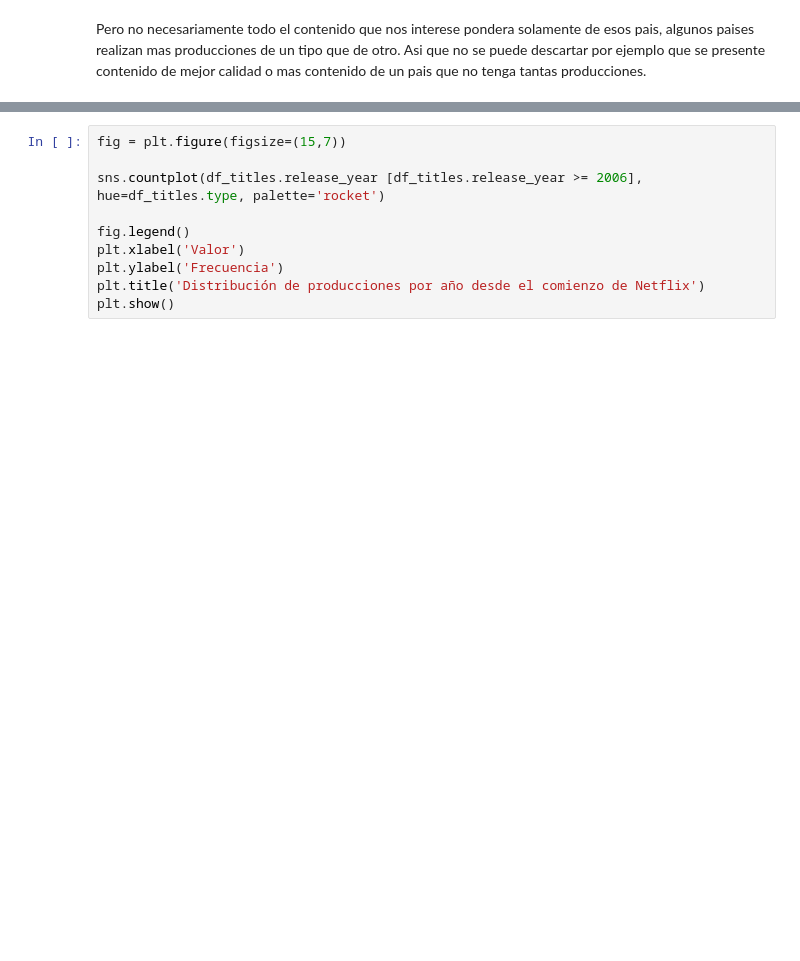
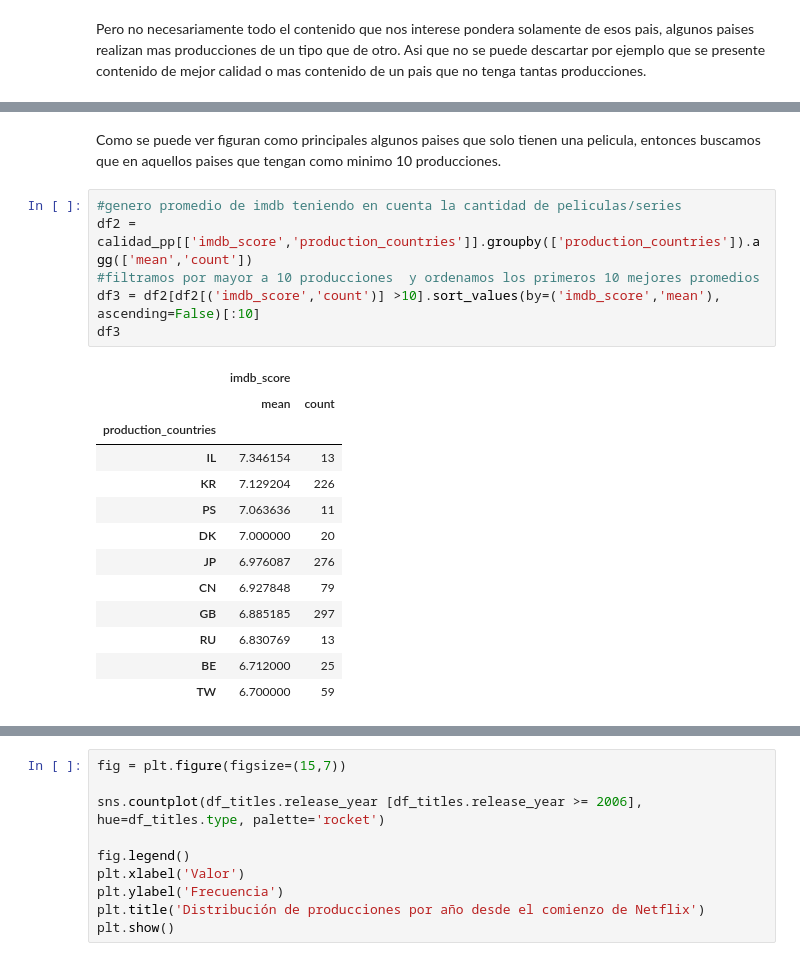
Before and after one commit to EzeSpk-Org/Proyecto_Final_Grupo3_DS29765, a Jupyter notebook: Entrega_1_Taberner-Garcia.ipynb, the cells around one changed output, grey strips where cells are left out. Saved outputs shown, nothing was run; the diff lists cells and outputs as text; blank space fills up the shorter version.

```diff
--- a/Entrega_1_Taberner-Garcia.ipynb
+++ b/Entrega_1_Taberner-Garcia.ipynb
@@ -144,0 +146,22 @@ ZW                     6.000000
+# %% [markdown]
+Como se puede ver figuran como principales algunos paises que solo tienen una pelicula, entonces buscamos que en aquellos paises que tengan como minimo 10 producciones.
+# %%
+#genero promedio de imdb teniendo en cuenta la cantidad de peliculas/series
+df2 = calidad_pp[['imdb_score','production_countries']].groupby(['production_countries']).agg(['mean','count'])
+#filtramos por mayor a 10 producciones  y ordenamos los primeros 10 mejores promedios
+df3 = df2[df2[('imdb_score','count')] >10].sort_values(by=('imdb_score','mean'), ascending=False)[:10]
+df3
+# %% [output]
+|  | imdb_score |  |
+|  | mean | count |
+| production_countries |  |  |
+| IL | 7.346154 | 13 |
+| KR | 7.129204 | 226 |
+| PS | 7.063636 | 11 |
+| DK | 7.000000 | 20 |
+| JP | 6.976087 | 276 |
+| CN | 6.927848 | 79 |
+| GB | 6.885185 | 297 |
+| RU | 6.830769 | 13 |
+| BE | 6.712000 | 25 |
+| TW | 6.700000 | 59 |
```
Also changed, not shown: parts of 6 cells of this notebook.
